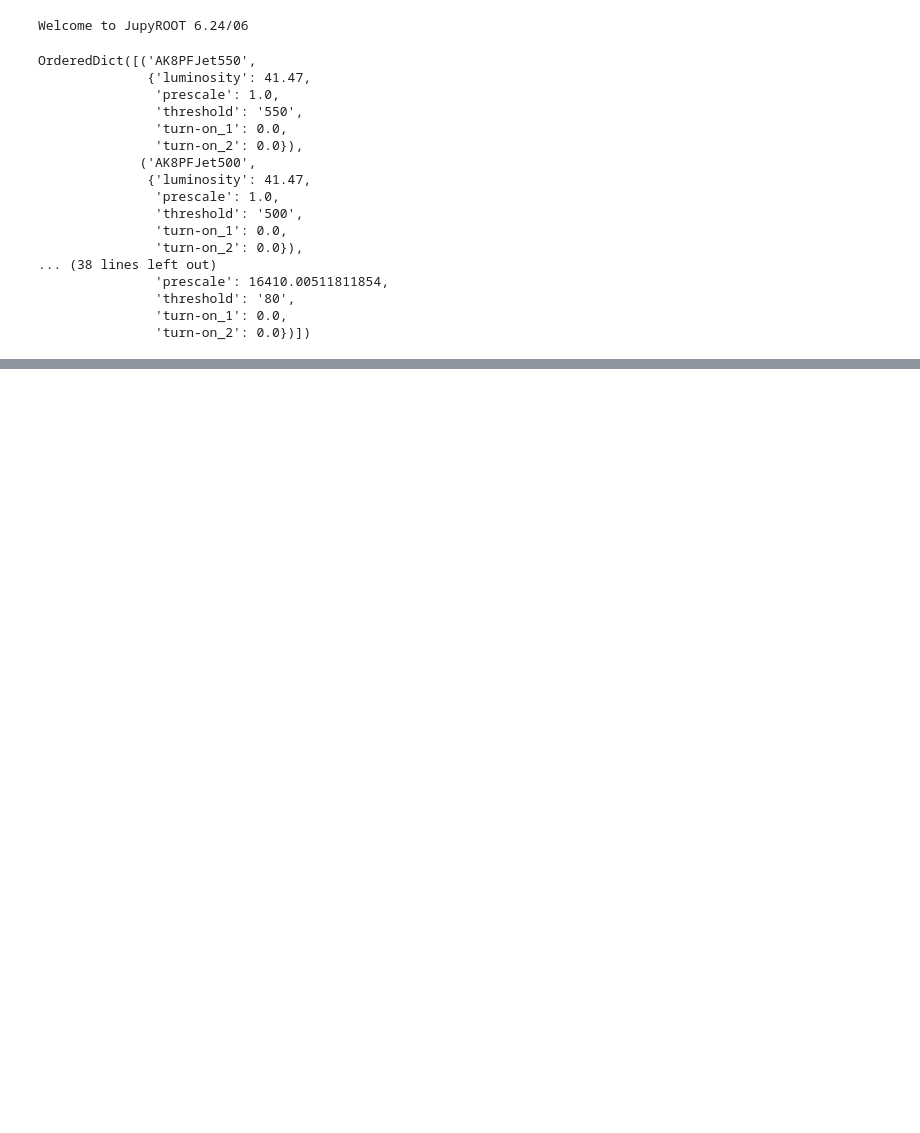
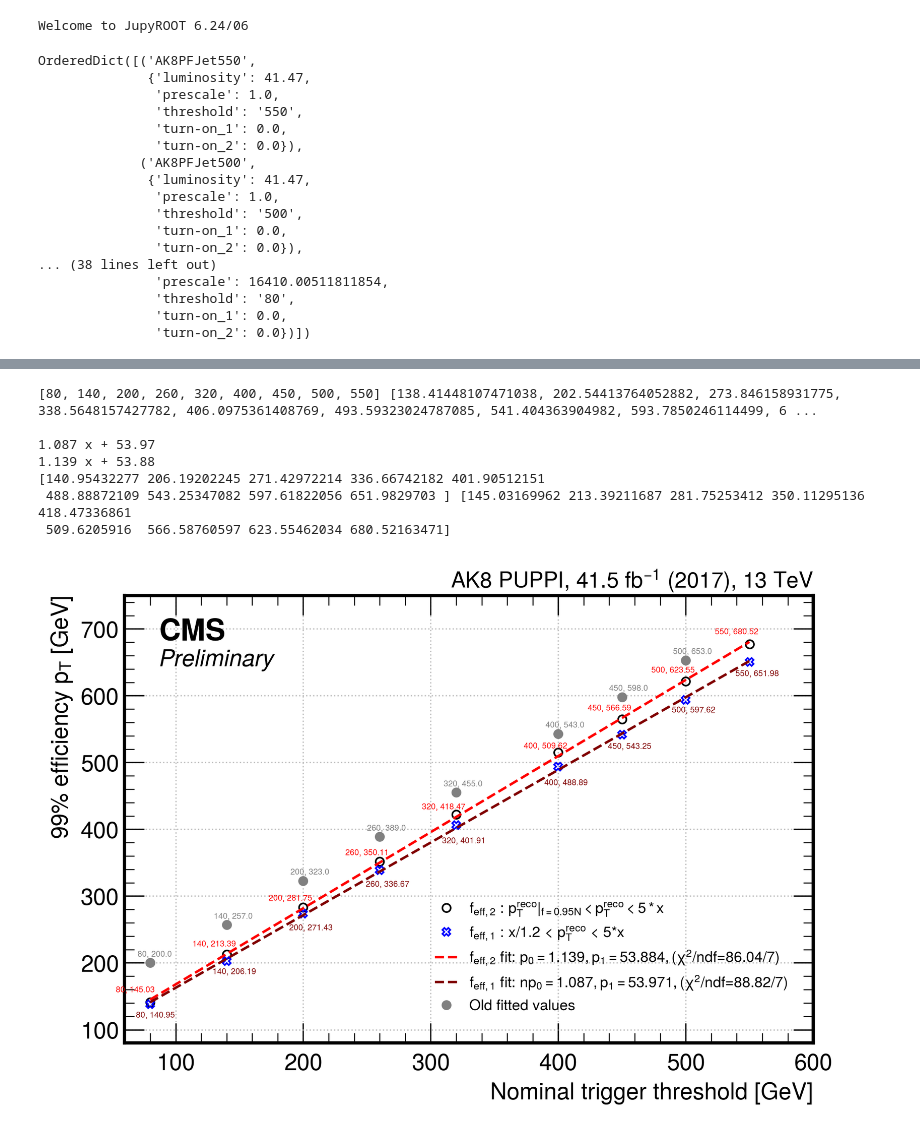
Before and after one commit to kaustuvdatta/jetObservables, a Jupyter notebook: TriggerEfficiencies/notebooks/TriggerEfficiency_UL17.ipynb, the cells around one changed output, grey strips where cells are left out. Saved outputs shown, nothing was run; the diff lists cells and outputs as text; code cells hidden in the pictures; blank space fills up the shorter version.

```diff
--- a/TriggerEfficiencies/notebooks/TriggerEfficiency_UL17.ipynb
+++ b/TriggerEfficiencies/notebooks/TriggerEfficiency_UL17.ipynb
@@ -77,7 +77,7 @@ dy_l = 0.25
 x0_l = x1_l-dx_l
 y0_l = y1_l-dy_l
 # %%
-inFileSample=ROOT.TFile.Open('../TrigEff_Plots/triggerEfficiencies_histograms_MiniAOD_JetHTRun2017ALL.root','r')
+inFileSample=ROOT.TFile.Open('../TrigEff_Plots/triggerEfficiencies_histograms_MiniAOD_JetHTRun2017ALL_eta2pt4.root','r')
 sample='JetHT2017'
 
 
@@ -310,6 +309,6 @@ Warning in <Fit>: Abnormal termination of minimization.
 # %%
 inFileSample.Close()
-inFileSample=ROOT.TFile.Open('../TrigEff_Plots/triggerEfficiencies_histograms_MiniAOD_JetHTRun2017ALL.root','r')
+inFileSample=ROOT.TFile.Open('../TrigEff_Plots/triggerEfficiencies_histograms_MiniAOD_JetHTRun2017ALL_eta2pt4.root','r')
 # %%
 for triggerPass,triggerDenom,name in zip(triggerPassList,triggerDenomList,nameList):
     xline = array('d', [0,2000])
@@ -564,0 +502,64 @@ plt.savefig('TriggerThresholds_vs_99pc_pT_UL17.pdf')
+# %%
+fig, ax = plt.subplots(figsize=(7.5,5),dpi=300)#300)
+
+turnon_1 = []
+turnon_2 = []
+thresholds = []
+for it in reversed(triggerDict.keys()):
+    turnon_1.append(triggerDict[it]['turn-on_1'])
+    turnon_2.append(triggerDict[it]['turn-on_2'])
+    thresholds.append(int(triggerDict[it]['threshold']))
+    #
+print(thresholds,turnon_1,turnon_2)
+
+plt.plot(thresholds[:],turnon_2[:],'ko',label=r'$f_{eff,2}$ : $p_T^{reco}|_{f=0.95N} <p_T^{reco} < 5*x$',markersize=5,markerfacecolor='none')
+plt.plot(thresholds[:],turnon_1[:],'bX',label=r'$f_{eff,1}$ : x/1.2 < $p_T^{reco}$ < 5*x',markersize=5,markerfacecolor='none')
+
+y1, r1, *_ = np.polyfit(thresholds[:],turnon_1[:],1,full=True)
+y2, r2, *_ = np.polyfit(thresholds[:],turnon_2[:],1,full=True)
+
+fit1 = np.poly1d(y1)
+fit2 = np.poly1d(y2)
+
+plt.plot(thresholds[:],fit2(thresholds[:]),'r--',
+         label=r'$f_{eff,2}$'+f" fit: $p_0={y2[0]:0.3f},p_1={y2[1]:0.3f},(\chi^2/ndf$={r2[0]:0.2f}/{len(thresholds[:])-1-1})")
+plt.plot(thresholds[:],fit1(thresholds[:]),'--',color='maroon',
+         label=r'$f_{eff,1}$'+f" fit: n$p_0={y1[0]:0.3f},p_1={y1[1]:0.3f},(\chi^2/ndf$={r1[0]:0.2f}/{len(thresholds[:])-1-1})")
+
+plt.plot(thresholds[:-1],[200.,257.,323.,389.,455.,543.,598.,653.],'o',color='gray',label='Old fitted values',markersize=5)
+
+for x,y in zip(thresholds[:],fit1(thresholds[:])):
+    plt.text(x-11,y-22,f'{str(x)}, {str(np.round(y,2))}', color='maroon', fontsize=5)
+
+for x,y in zip(thresholds[:],fit2(thresholds[:])):
+    plt.text(x-27,y+12,f'{str(x)}, {str(np.round(y,2))}', color='red', fontsize=5)
+
+for x,y in zip(thresholds[:-1],[200.,257.,323.,389.,455.,543.,598.,653.]):
+    plt.text(x-10,y+10,f'{str(x)}, {str(np.round(y,2))}', color='gray', fontsize=5)
+
+print(fit1,fit2)
+print(fit1(thresholds[:]),fit2(thresholds[:]))
+
+#plt.plot(thresholds,turnon_2,label='Fit 2',marker='bo',ls='' )
+hep.cms.lumitext(r"AK8 PUPPI, 41.5 fb$^{-1}$ (2017), 13 TeV",fontsize=14)
+hep.cms.text(r"Preliminary",fontsize=14,loc=2)
+ax.legend(fontsize=9,loc=(0.44,0.05))
+ax.set_xlabel(r'Nominal trigger threshold [GeV]', loc='right',fontsize=14)
+ax.set_ylabel(r'99% efficiency $p_T$ [GeV]', loc='top',fontsize=14)
+ax.tick_params(axis='both', which='major', labelsize=14)
+ax.tick_params(axis='both', which='minor', labelsize=14)#plt.yscale('log')
+
+plt.ylim(80.,750.)
+plt.xlim(60.,600.)
+plt.grid(200)
+plt.savefig('TriggerThresholds_vs_99pc_pT_UL17.png')
+plt.savefig('TriggerThresholds_vs_99pc_pT_UL17.pdf')
+# %% [output]
+[80, 140, 200, 260, 320, 400, 450, 500, 550] [138.41448107471038, 202.54413764052882, 273.846158931775, 338.5648157427782, 406.0975361408769, 493.59323024787085, 541.404363904982, 593.7850246114499, 6 ...
+
+1.087 x + 53.97
+1.139 x + 53.88
+[140.95432277 206.19202245 271.42972214 336.66742182 401.90512151
+ 488.88872109 543.25347082 597.61822056 651.9829703 ] [145.03169962 213.39211687 281.75253412 350.11295136 418.47336861
+ 509.6205916  566.58760597 623.55462034 680.52163471]
+[figure, added]
```
Also changed, not shown: parts of 3 cells of this notebook, 6 other files.
